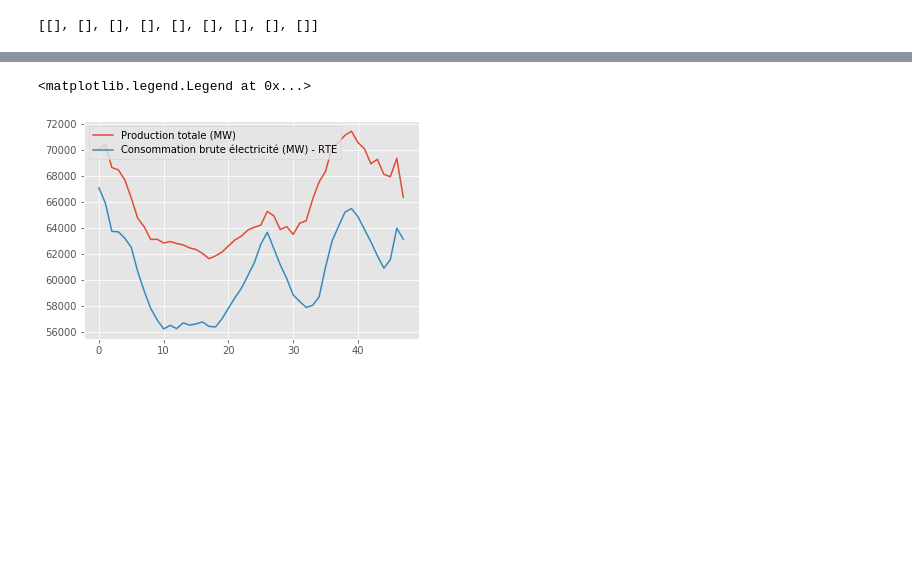
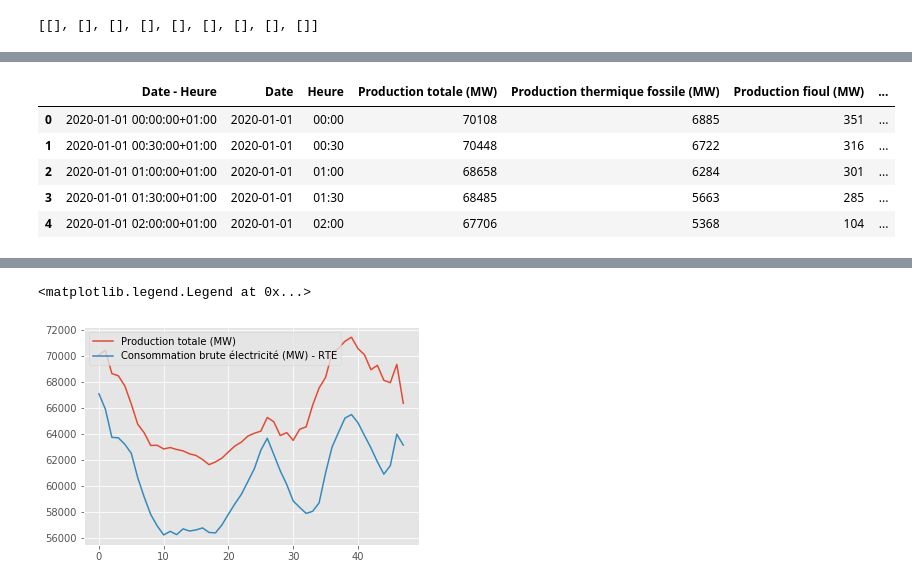
Before and after one commit to keyserwood/TEECO, a Jupyter notebook: 1.0-er_project_french_electric .ipynb, the cells around one changed output, grey strips where cells are left out. Cells and saved outputs as stored; diff of their text form; code cells hidden in the pictures; blank space fills up the shorter version.

```diff
--- a/1.0-er_project_french_electric .ipynb
+++ b/1.0-er_project_french_electric .ipynb
@@ -193,0 +223,9 @@ for col in df:
+# %%
+prod.head()
+# %% [output]
+|  | Date - Heure | Date | Heure | Production totale (MW) | Production thermique fossile (MW) | Production fioul (MW) | ... |
+| 0 | 2020-01-01 00:00:00+01:00 | 2020-01-01 | 00:00 | 70108 | 6885 | 351 | ... |
+| 1 | 2020-01-01 00:30:00+01:00 | 2020-01-01 | 00:30 | 70448 | 6722 | 316 | ... |
+| 2 | 2020-01-01 01:00:00+01:00 | 2020-01-01 | 01:00 | 68658 | 6284 | 301 | ... |
+| 3 | 2020-01-01 01:30:00+01:00 | 2020-01-01 | 01:30 | 68485 | 5663 | 285 | ... |
+| 4 | 2020-01-01 02:00:00+01:00 | 2020-01-01 | 02:00 | 67706 | 5368 | 104 | ... |
```
Also changed, not shown: parts of 13 cells of this notebook, 3 other files.
